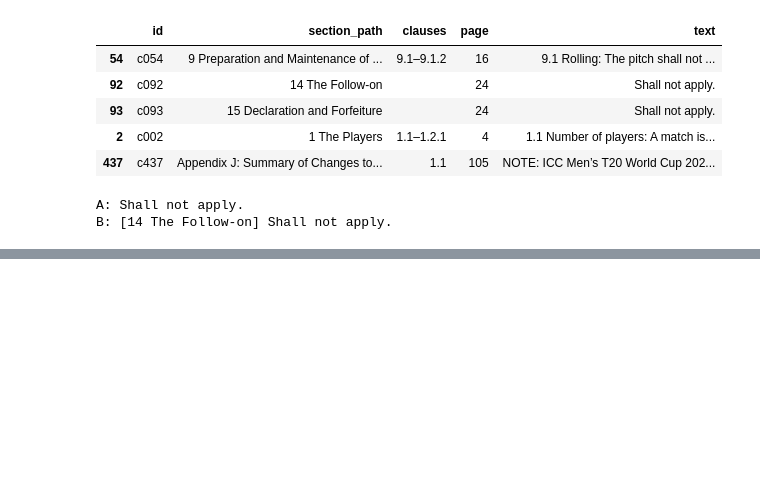
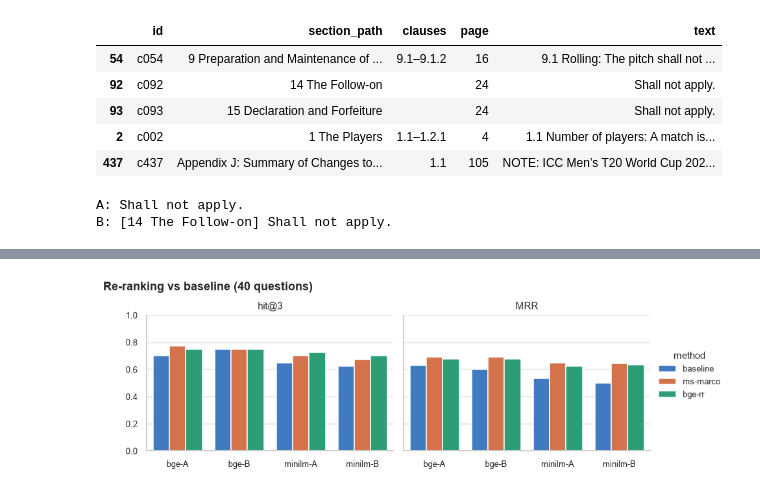
Before and after one commit to shrey715/shiori, a Jupyter notebook: rag_reranking.ipynb, the cells around one changed output, grey strips where cells are left out. Saved outputs shown, nothing was run; the diff lists cells and outputs as text; code cells hidden in the pictures; blank space fills up the shorter version.

Commit message:
phase 3: re-ranking, vllm answers and grading

```diff
--- a/rag_reranking.ipynb
+++ b/rag_reranking.ipynb
@@ -483,5 +357,0 @@ summary.reindex(columns=["top 3", "4-10", ">10"], level=1)   # questions per zon
-# %%
-# example: a tier 4 question
-q = qs[qs.qid == "q34"].iloc[0]
-print(q.question, "| gold:", q.gold)
-retrieve(q.question, "minilm", "A").assign(text=lambda d: d.text.str[:90])
@@ -723,0 +500,5 @@ latency.pivot(index="stage", columns="device", values="mean ms").reindex(
+# %%
+# a keyword trap in action: "one-over eliminator" = Super Over, but the bi-encoder latches onto "reviews"
+q = qs.set_index("qid").loc["q34"]
+print(q.question, "| gold:", q.gold)
+retrieve(q.question).assign(text=lambda d: d.text.str[:80])
@@ -723,0 +571,27 @@ latency.pivot(index="stage", columns="device", values="mean ms").reindex(
+# %%
+def gold_rank(rows):                                     # rows: (n, k) -> rank of best gold per question, NaN if absent
+    r = [np.flatnonzero(np.isin(row, g)) for row, g in zip(rows, GOLD_ROWS)]
+    return np.array([x.min() + 1 if len(x) else np.nan for x in r])
+
+rows, t0 = [], time.perf_counter()
+for m, v in SETUPS:
+    questions = qs.question.tolist()
+    _, base = search(questions, m, v)
+    rr, rr_scores = rerank_batch(questions, base, v, "ms-marco")
+    rr_bge, _ = rerank_batch(questions, base, v, "bge-rr")
+    rows.append(pd.DataFrame({"qid": qs.qid, "tier": qs.tier, "setup": f"{m}-{v}",
+                              "base_top10": [list(CHUNK_IDS[r]) for r in base], "rr_top10": [list(CHUNK_IDS[r]) for r in rr],
+                              "ce_scores": [list(s.round(3)) for s in rr_scores],
+                              "gold_base": gold_rank(base), "gold_rr": gold_rank(rr), "gold_rr_bge": gold_rank(rr_bge)}))
+runs = pd.concat(rows, ignore_index=True)
+runs.to_csv(OUT / "retrieval_runs.csv", index=False)
+print(f"retrieved + re-ranked 4 setups x 40 questions x 2 re-rankers in {time.perf_counter() - t0:.1f}s")
+
+def summarise(df):
+    return pd.Series({"hit@3 baseline": (df.gold_base <= 3).mean(), "hit@3 ms-marco": (df.gold_rr <= 3).mean(),
+                      "hit@3 bge-rr": (df.gold_rr_bge <= 3).mean(), "MRR baseline": (1 / df.gold_base).fillna(0).mean(),
+                      "MRR ms-marco": (1 / df.gold_rr).fillna(0).mean(), "MRR bge-rr": (1 / df.gold_rr_bge).fillna(0).mean(),
+                      "fixed": ((df.gold_base > 3) & (df.gold_rr <= 3)).sum(), "broken": ((df.gold_base <= 3) & (df.gold_rr > 3)).sum()})
+
+summary = runs.groupby("setup").apply(summarise)
+summary.round(2)
@@ -723,0 +606,9 @@ latency.pivot(index="stage", columns="device", values="mean ms").reindex(
+# %%
+ml = summary.reset_index().melt(id_vars="setup", value_vars=[c for c in summary if c.startswith(("hit@3", "MRR"))])
+ml[["metric", "method"]] = ml.variable.str.split(" ", n=1, expand=True)
+g = sns.catplot(ml, kind="bar", x="setup", y="value", hue="method", col="metric", palette=[C["blue"], C["orange"], C["aqua"]],
+                height=2.8, aspect=1.4, edgecolor="white")
+g.set(ylim=(0, 1)).set_titles("{col_name}").set_axis_labels("", "")
+g.figure.suptitle("Re-ranking vs baseline (40 questions)", x=0.01, ha="left", fontweight="bold", y=1.05); plt.show()
+# %% [output]
+[figure, added]
```
Also changed, not shown: parts of 78 cells of this notebook, 12 other files.
